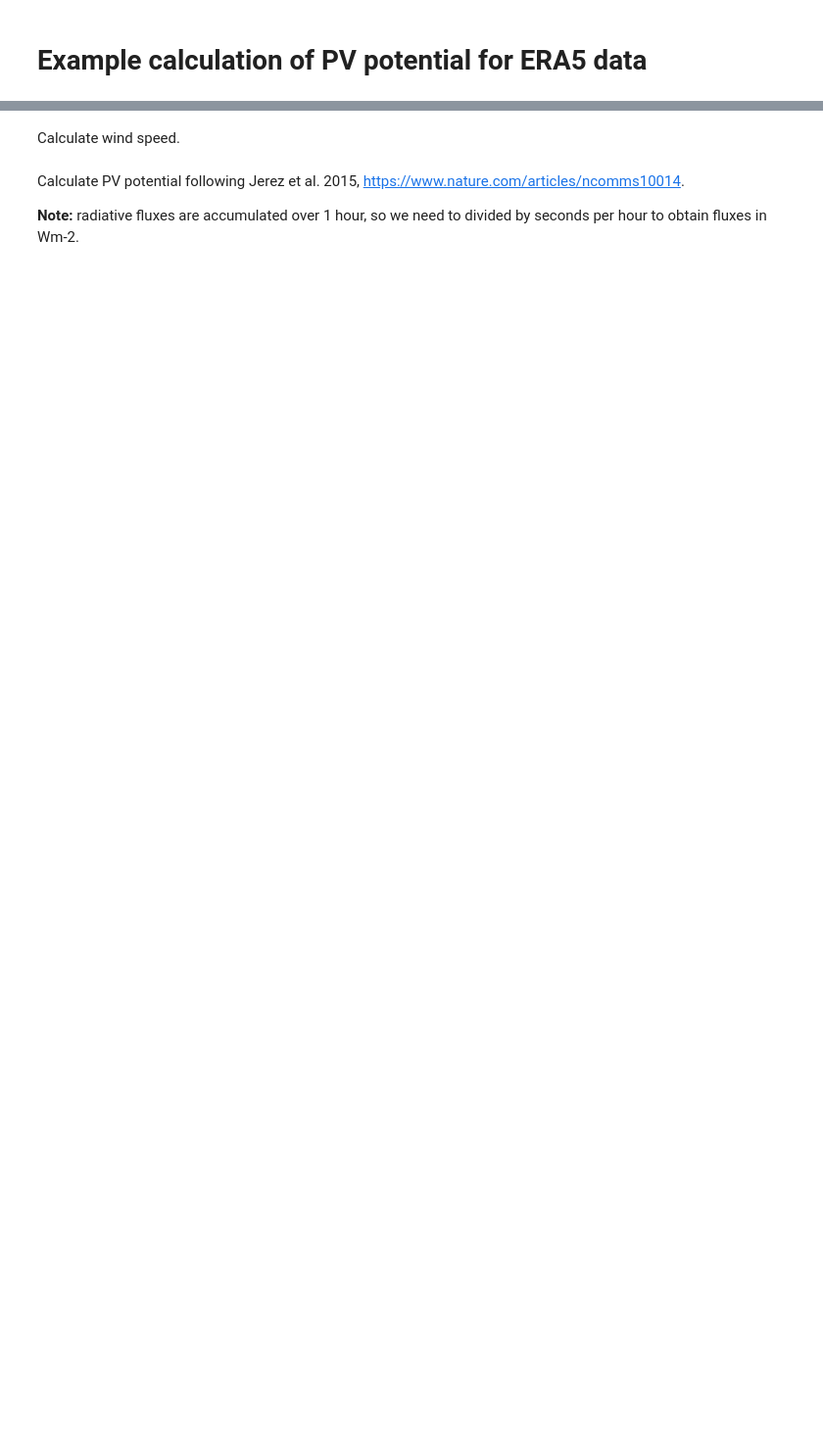
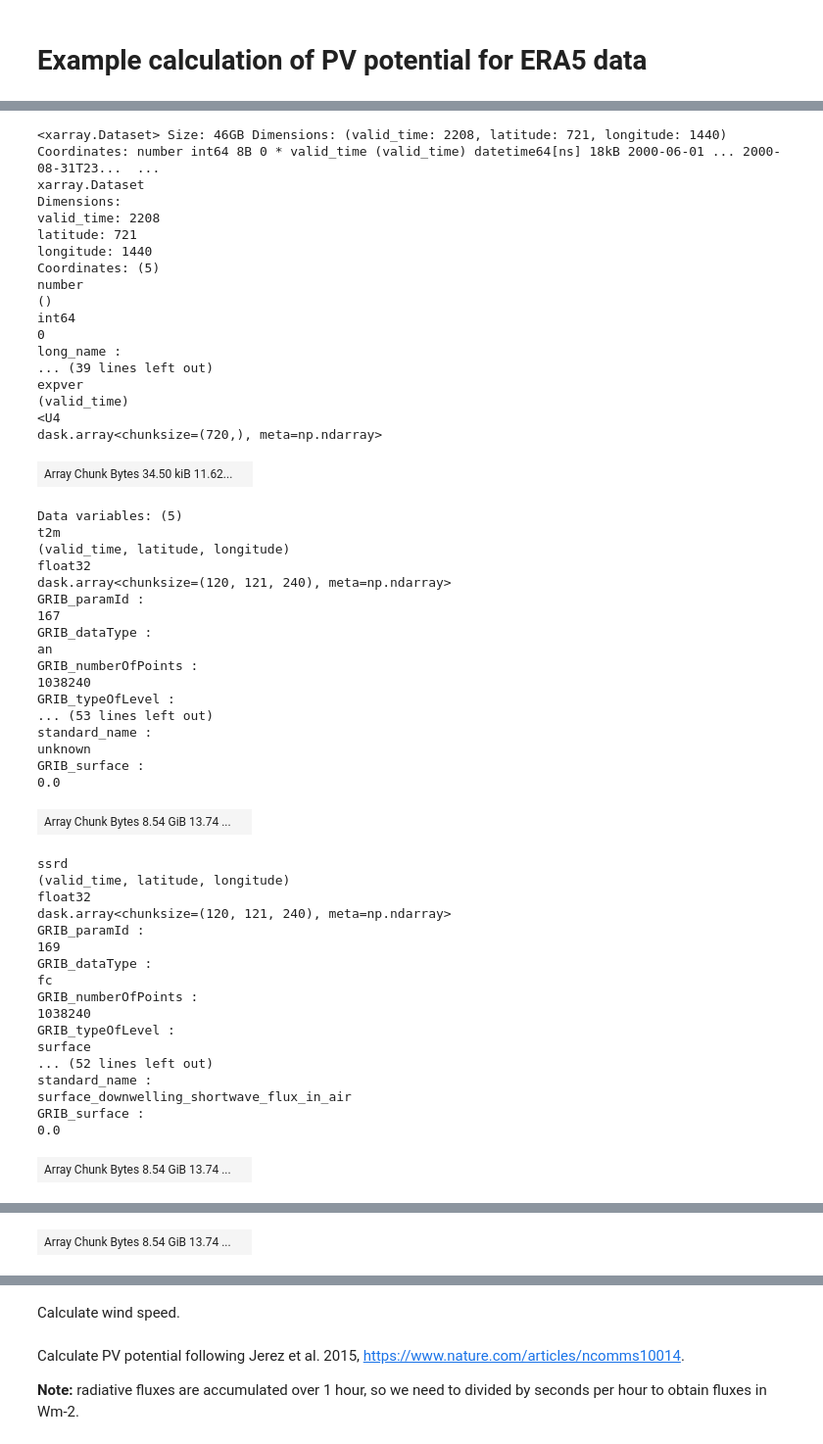
Before and after one commit to laq/msc-intro-computational-meteorology-exercises-w2024, a Jupyter notebook: analysis/exercise_20241022.ipynb, the cells around one changed output, grey strips where cells are left out. Shown at 98% size. Cells and saved outputs as stored; diff of their text form; code cells hidden in the pictures; blank space fills up the shorter version.

```diff
--- a/analysis/exercise_20241022.ipynb
+++ b/analysis/exercise_20241022.ipynb
@@ -13,0 +94,57 @@ ds=xr.open_mfdataset([path+"era5-1979-01.nc", path+"era5-1979-02.nc"])
+# %%
+ds
+# %% [output]
+<xarray.Dataset> Size: 46GB Dimensions: (valid_time: 2208, latitude: 721, longitude: 1440) Coordinates: number int64 8B 0 * valid_time (valid_time) datetime64[ns] 18kB 2000-06-01 ... 2000-08-31T23...  ...
+xarray.Dataset
+Dimensions:
+valid_time: 2208
+latitude: 721
+longitude: 1440
+Coordinates: (5)
+number
+()
+int64
+0
+long_name :
+... (39 lines left out)
+expver
+(valid_time)
+<U4
+dask.array<chunksize=(720,), meta=np.ndarray>
+| Array Chunk Bytes 34.50 kiB 11.62... |  |
+Data variables: (5)
+t2m
+(valid_time, latitude, longitude)
+float32
+dask.array<chunksize=(120, 121, 240), meta=np.ndarray>
+GRIB_paramId :
+167
+GRIB_dataType :
+an
+GRIB_numberOfPoints :
+1038240
+GRIB_typeOfLevel :
+... (53 lines left out)
+standard_name :
+unknown
+GRIB_surface :
+0.0
+| Array Chunk Bytes 8.54 GiB 13.74 ... |  |
+ssrd
+(valid_time, latitude, longitude)
+float32
+dask.array<chunksize=(120, 121, 240), meta=np.ndarray>
+GRIB_paramId :
+169
+GRIB_dataType :
+fc
+GRIB_numberOfPoints :
+1038240
+GRIB_typeOfLevel :
+surface
+... (52 lines left out)
+standard_name :
+surface_downwelling_shortwave_flux_in_air
+GRIB_surface :
+0.0
+| Array Chunk Bytes 8.54 GiB 13.74 ... |  |
@@ -13,0 +168 @@ ds=xr.open_mfdataset([path+"era5-1979-01.nc", path+"era5-1979-02.nc"])
+| Array Chunk Bytes 8.54 GiB 13.74 ... |  |
```
Also changed, not shown: parts of 12 cells of this notebook, 1 other file.
